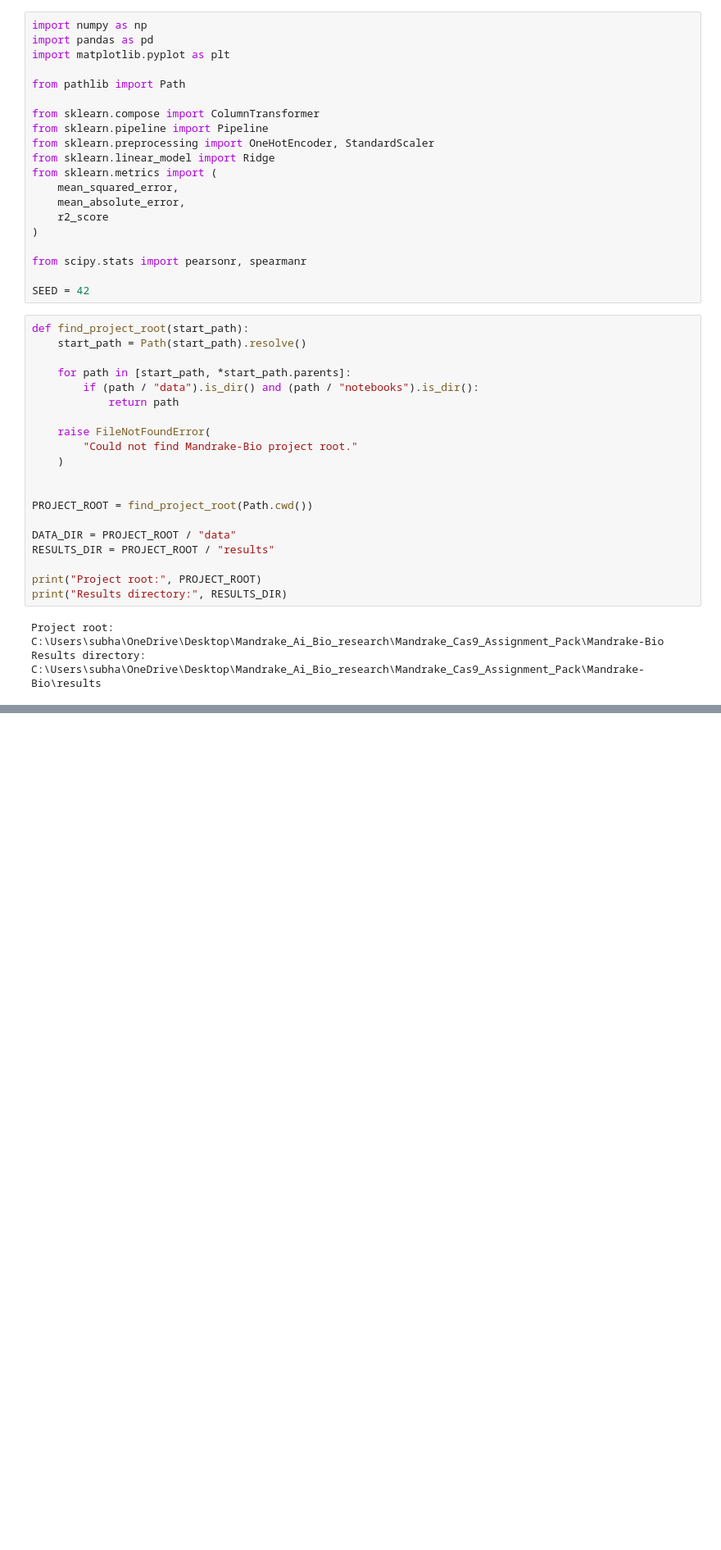
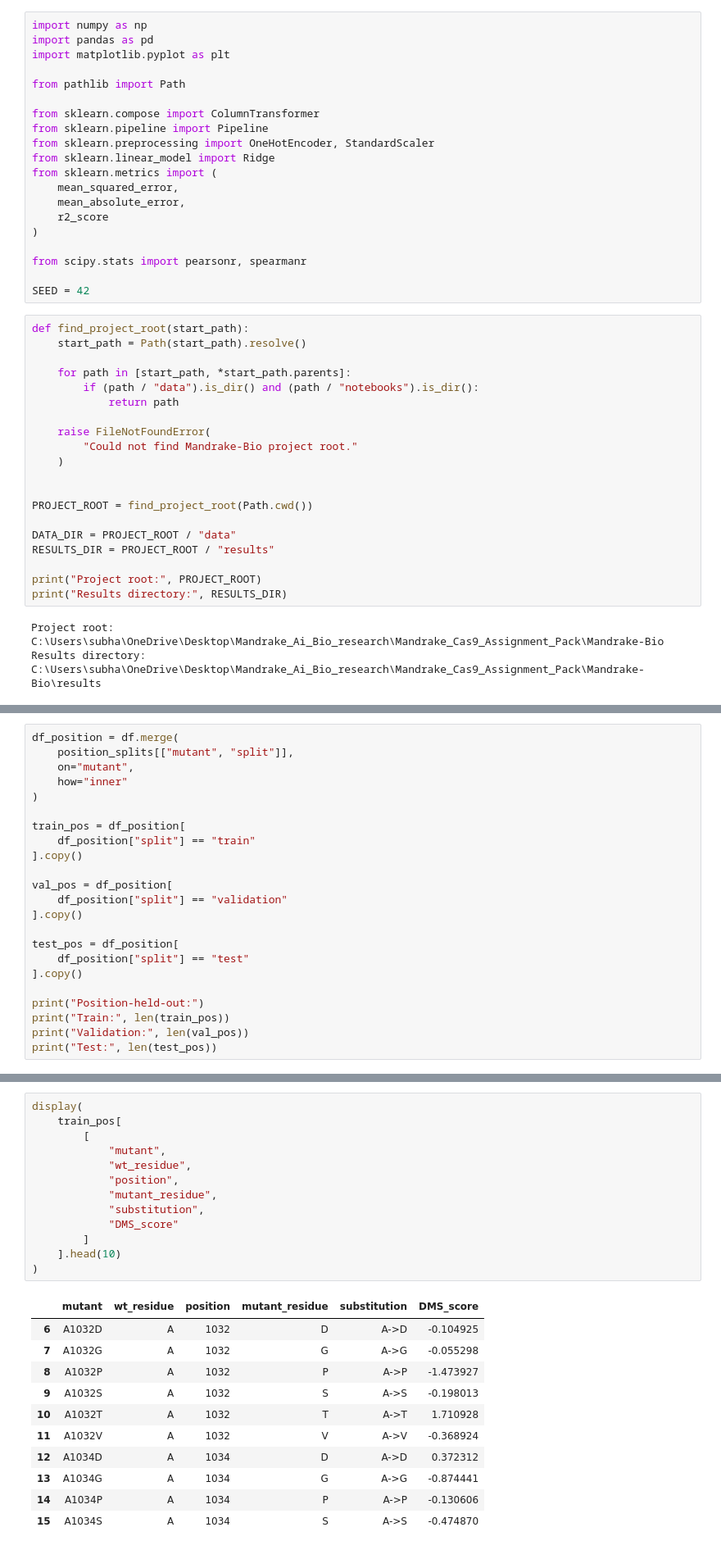
Before and after one commit to subhash-kurmana/Mandrake-Bio, a Jupyter notebook: notebooks/02_baselines_and_protein_model.ipynb, the cells around one changed output, grey strips where cells are left out. Shown at 82% size. Saved outputs shown, nothing was run; the diff lists cells and outputs as text; blank space fills up the shorter version.

```diff
--- a/notebooks/02_baselines_and_protein_model.ipynb
+++ b/notebooks/02_baselines_and_protein_model.ipynb
@@ -85,0 +118,23 @@ Dataset shape: (8117, 7)
+# %%
+df_position = df.merge(
+    position_splits[["mutant", "split"]],
+    on="mutant",
+    how="inner"
+)
+
+train_pos = df_position[
+    df_position["split"] == "train"
+].copy()
+
+val_pos = df_position[
+    df_position["split"] == "validation"
+].copy()
+
+test_pos = df_position[
+    df_position["split"] == "test"
+].copy()
+
+print("Position-held-out:")
+print("Train:", len(train_pos))
+print("Validation:", len(val_pos))
+print("Test:", len(test_pos))
@@ -85,0 +184,25 @@ Dataset shape: (8117, 7)
+# %%
+display(
+    train_pos[
+        [
+            "mutant",
+            "wt_residue",
+            "position",
+            "mutant_residue",
+            "substitution",
+            "DMS_score"
+        ]
+    ].head(10)
+)
+# %% [output]
+|  | mutant | wt_residue | position | mutant_residue | substitution | DMS_score |
+| 6 | A1032D | A | 1032 | D | A->D | -0.104925 |
+| 7 | A1032G | A | 1032 | G | A->G | -0.055298 |
+| 8 | A1032P | A | 1032 | P | A->P | -1.473927 |
+| 9 | A1032S | A | 1032 | S | A->S | -0.198013 |
+| 10 | A1032T | A | 1032 | T | A->T | 1.710928 |
+| 11 | A1032V | A | 1032 | V | A->V | -0.368924 |
+| 12 | A1034D | A | 1034 | D | A->D | 0.372312 |
+| 13 | A1034G | A | 1034 | G | A->G | -0.874441 |
+| 14 | A1034P | A | 1034 | P | A->P | -0.130606 |
+| 15 | A1034S | A | 1034 | S | A->S | -0.474870 |
```
Also changed, not shown: parts of 22 cells of this notebook.
